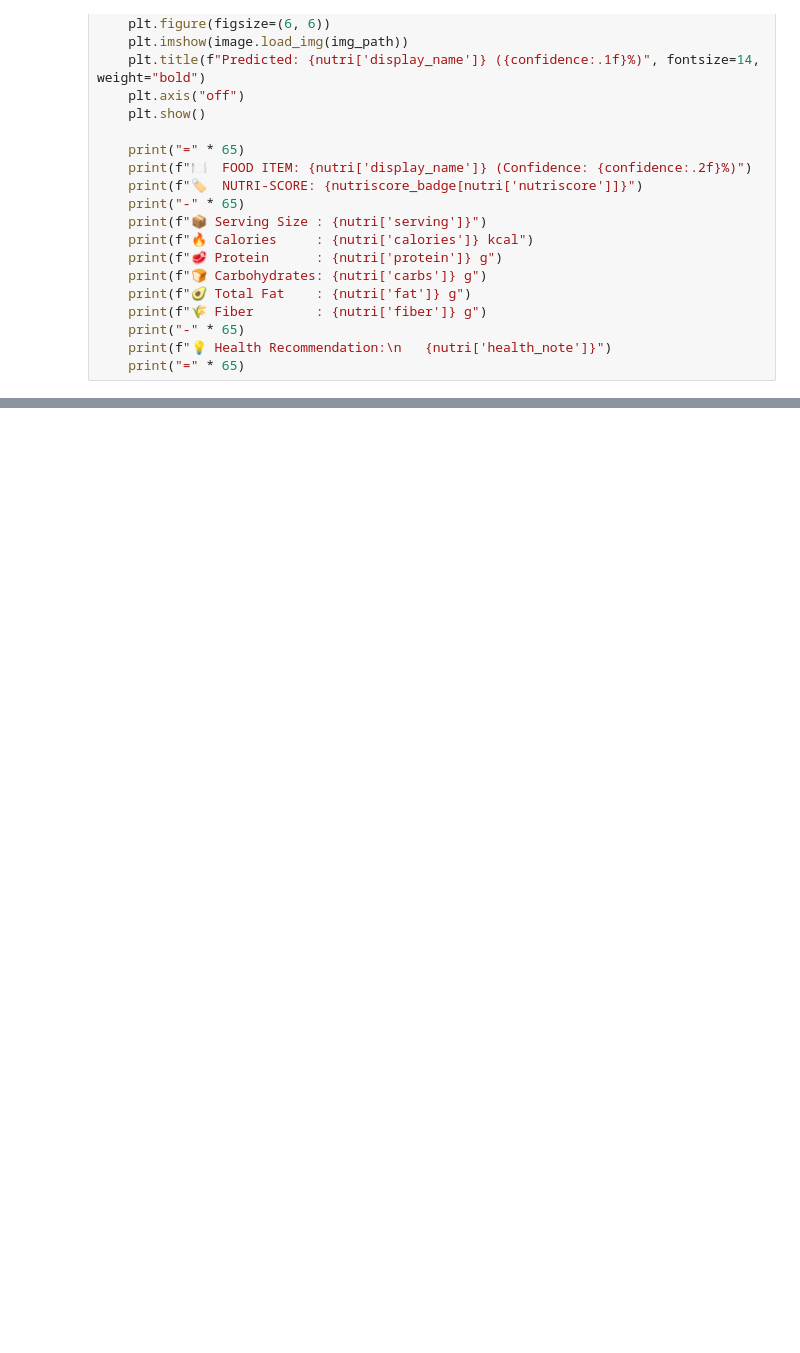
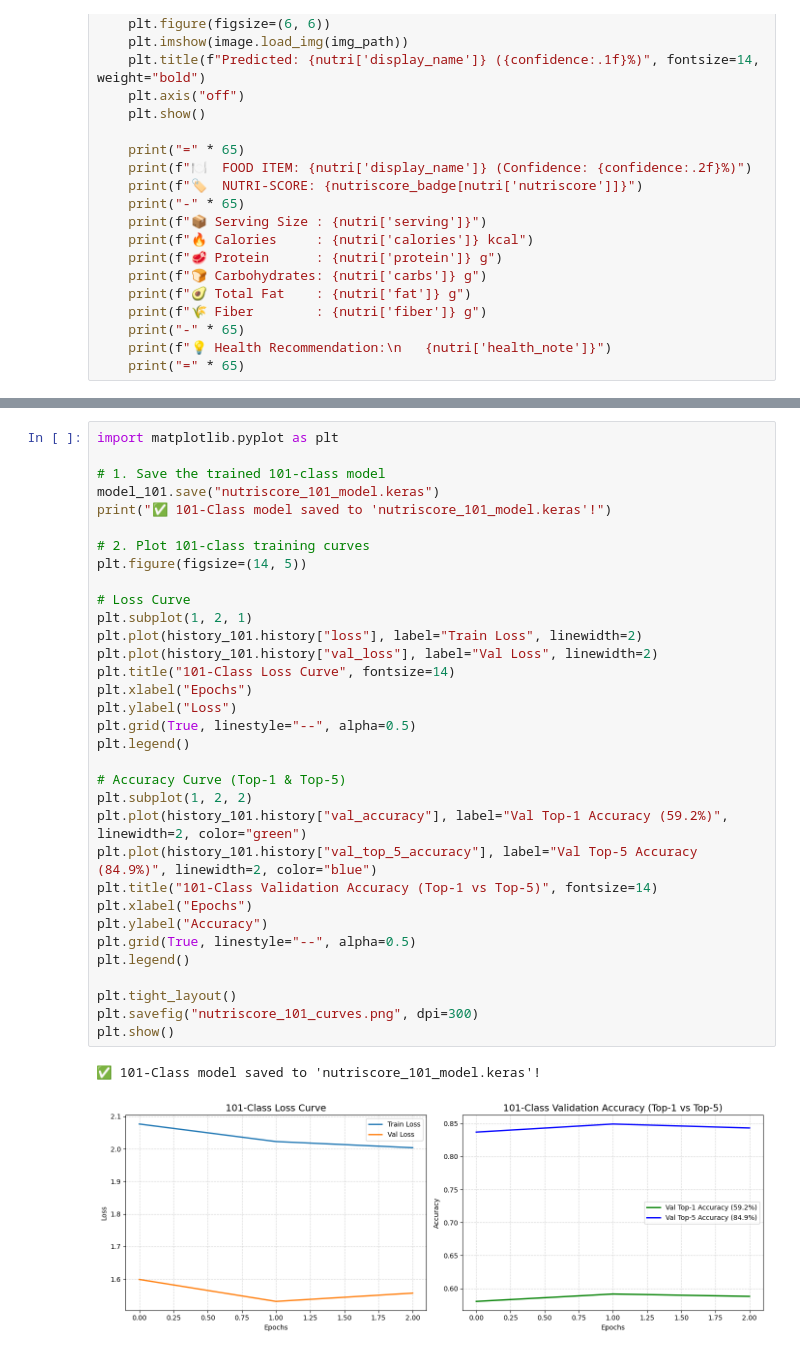
Before and after one commit to 202451125/NutriScore, a Jupyter notebook: notebooks/NutriScore_Model_Training.ipynb, the cells around one changed output, grey strips where cells are left out. Cells and saved outputs as stored; diff of their text form; blank space fills up the shorter version.

Commit message:
Organize notebooks: update full NutriScore model training notebook with 10-class baseline and 101-class scaling

```diff
--- a/notebooks/NutriScore_Model_Training.ipynb
+++ b/notebooks/NutriScore_Model_Training.ipynb
@@ -643,0 +816,36 @@ Testing on an unseen image from: ice_cream
+# %%
+import matplotlib.pyplot as plt
+
+# 1. Save the trained 101-class model
+model_101.save("nutriscore_101_model.keras")
+print("✅ 101-Class model saved to 'nutriscore_101_model.keras'!")
+
+# 2. Plot 101-class training curves
+plt.figure(figsize=(14, 5))
+
+# Loss Curve
+plt.subplot(1, 2, 1)
+plt.plot(history_101.history["loss"], label="Train Loss", linewidth=2)
+plt.plot(history_101.history["val_loss"], label="Val Loss", linewidth=2)
+plt.title("101-Class Loss Curve", fontsize=14)
+plt.xlabel("Epochs")
+plt.ylabel("Loss")
+plt.grid(True, linestyle="--", alpha=0.5)
+plt.legend()
+
+# Accuracy Curve (Top-1 & Top-5)
+plt.subplot(1, 2, 2)
+plt.plot(history_101.history["val_accuracy"], label="Val Top-1 Accuracy (59.2%)", linewidth=2, color="green")
+plt.plot(history_101.history["val_top_5_accuracy"], label="Val Top-5 Accuracy (84.9%)", linewidth=2, color="blue")
+plt.title("101-Class Validation Accuracy (Top-1 vs Top-5)", fontsize=14)
+plt.xlabel("Epochs")
+plt.ylabel("Accuracy")
+plt.grid(True, linestyle="--", alpha=0.5)
+plt.legend()
+
+plt.tight_layout()
+plt.savefig("nutriscore_101_curves.png", dpi=300)
+plt.show()
+# %% [output]
+✅ 101-Class model saved to 'nutriscore_101_model.keras'!
+[figure, added]
```
Also changed, not shown: parts of 16 cells of this notebook, 1 other file.
